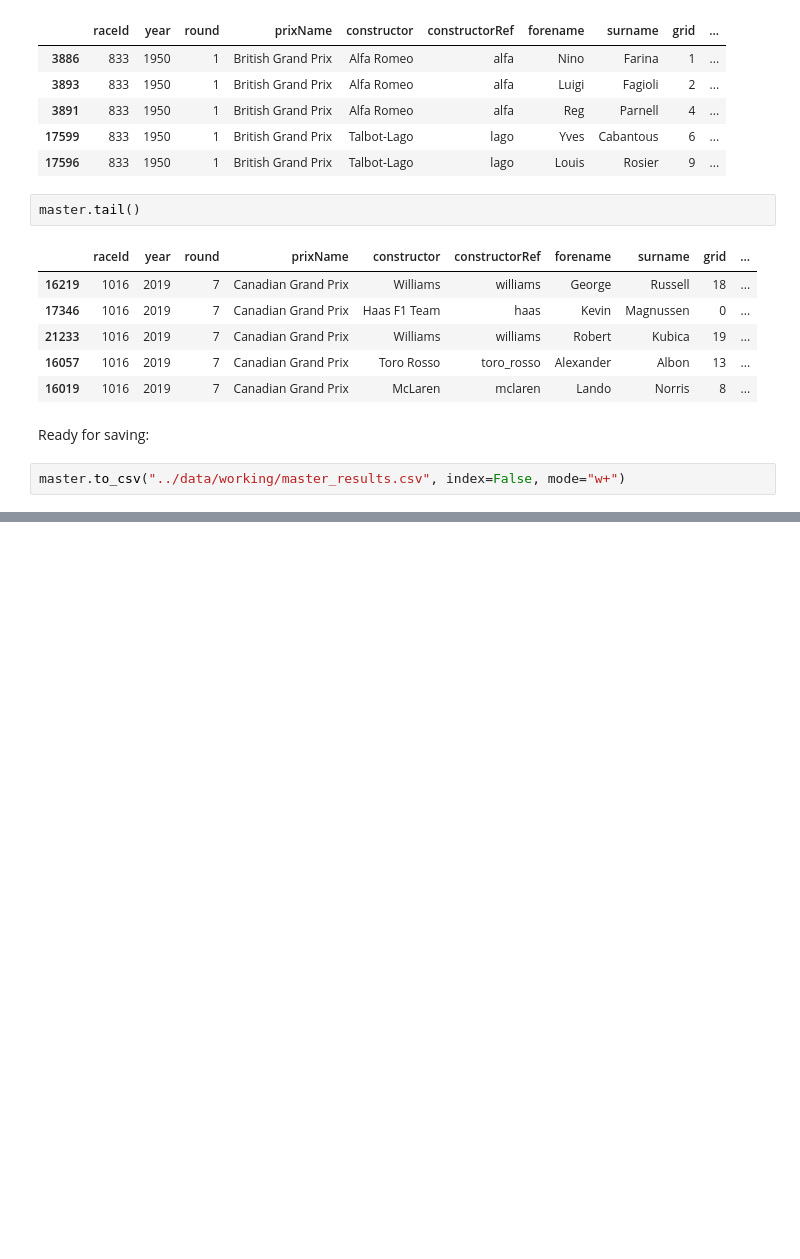
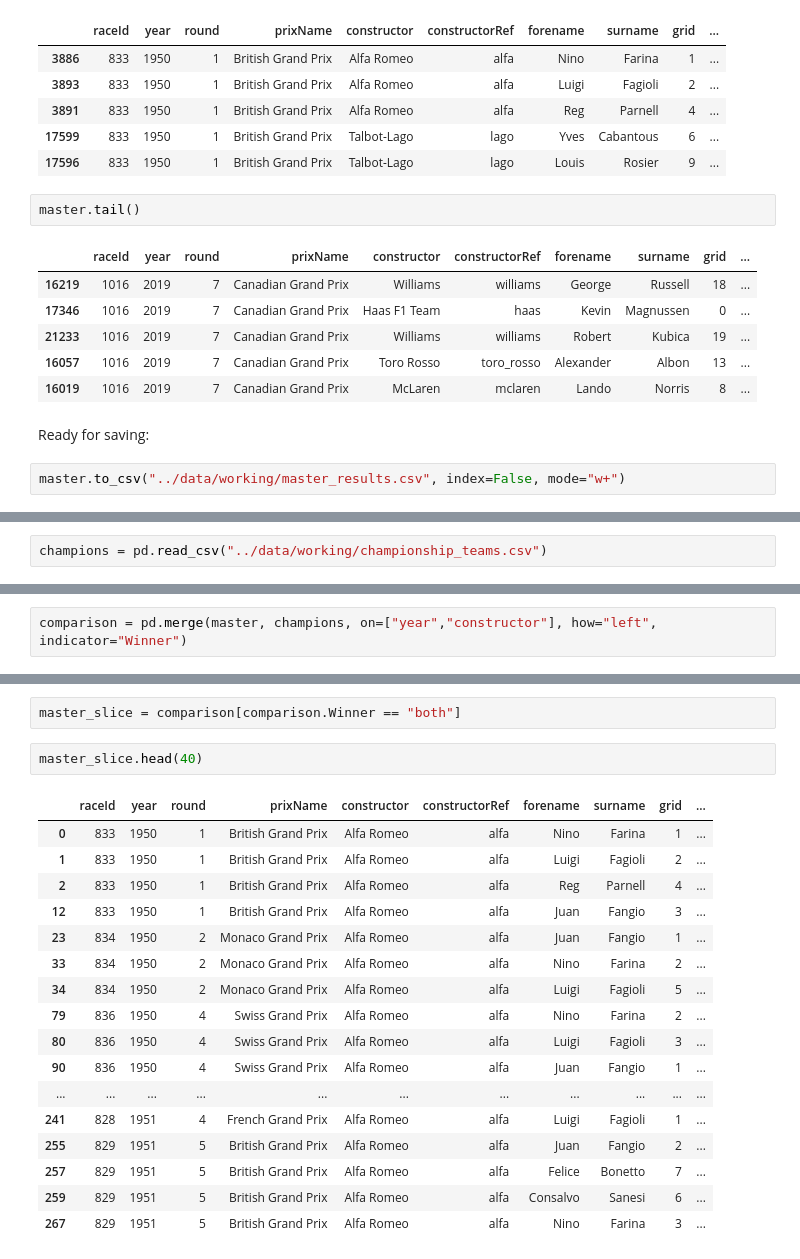
Before and after one commit to lennymd/formulaOne, a Jupyter notebook: analysis/notebooks/00-cleaning-data.ipynb, the cells around one changed output, grey strips where cells are left out. Drawn from its saved outputs; the diff is of its cells as text; blank space fills up the shorter version.

```diff
--- a/analysis/notebooks/00-cleaning-data.ipynb
+++ b/analysis/notebooks/00-cleaning-data.ipynb
@@ -382,0 +390,2 @@ master.to_csv("../data/working/master_results.csv", index=False, mode="w+")
+# %%
+champions = pd.read_csv("../data/working/championship_teams.csv")
@@ -382,0 +420,2 @@ master.to_csv("../data/working/master_results.csv", index=False, mode="w+")
+# %%
+comparison = pd.merge(master, champions, on=["year","constructor"], how="left", indicator="Winner")
@@ -382,0 +431,22 @@ master.to_csv("../data/working/master_results.csv", index=False, mode="w+")
+# %%
+master_slice = comparison[comparison.Winner == "both"]
+# %%
+master_slice.head(40)
+# %% [output]
+|  | raceId | year | round | prixName | constructor | constructorRef | forename | surname | grid | ... |
+| 0 | 833 | 1950 | 1 | British Grand Prix | Alfa Romeo | alfa | Nino | Farina | 1 | ... |
+| 1 | 833 | 1950 | 1 | British Grand Prix | Alfa Romeo | alfa | Luigi | Fagioli | 2 | ... |
+| 2 | 833 | 1950 | 1 | British Grand Prix | Alfa Romeo | alfa | Reg | Parnell | 4 | ... |
+| 12 | 833 | 1950 | 1 | British Grand Prix | Alfa Romeo | alfa | Juan | Fangio | 3 | ... |
+| 23 | 834 | 1950 | 2 | Monaco Grand Prix | Alfa Romeo | alfa | Juan | Fangio | 1 | ... |
+| 33 | 834 | 1950 | 2 | Monaco Grand Prix | Alfa Romeo | alfa | Nino | Farina | 2 | ... |
+| 34 | 834 | 1950 | 2 | Monaco Grand Prix | Alfa Romeo | alfa | Luigi | Fagioli | 5 | ... |
+| 79 | 836 | 1950 | 4 | Swiss Grand Prix | Alfa Romeo | alfa | Nino | Farina | 2 | ... |
+| 80 | 836 | 1950 | 4 | Swiss Grand Prix | Alfa Romeo | alfa | Luigi | Fagioli | 3 | ... |
+| 90 | 836 | 1950 | 4 | Swiss Grand Prix | Alfa Romeo | alfa | Juan | Fangio | 1 | ... |
+| ... | ... | ... | ... | ... | ... | ... | ... | ... | ... | ... |
+| 241 | 828 | 1951 | 4 | French Grand Prix | Alfa Romeo | alfa | Luigi | Fagioli | 1 | ... |
+| 255 | 829 | 1951 | 5 | British Grand Prix | Alfa Romeo | alfa | Juan | Fangio | 2 | ... |
+| 257 | 829 | 1951 | 5 | British Grand Prix | Alfa Romeo | alfa | Felice | Bonetto | 7 | ... |
+| 259 | 829 | 1951 | 5 | British Grand Prix | Alfa Romeo | alfa | Consalvo | Sanesi | 6 | ... |
+| 267 | 829 | 1951 | 5 | British Grand Prix | Alfa Romeo | alfa | Nino | Farina | 3 | ... |
```
Also changed, not shown: parts of 29 cells of this notebook, 3 other files.
